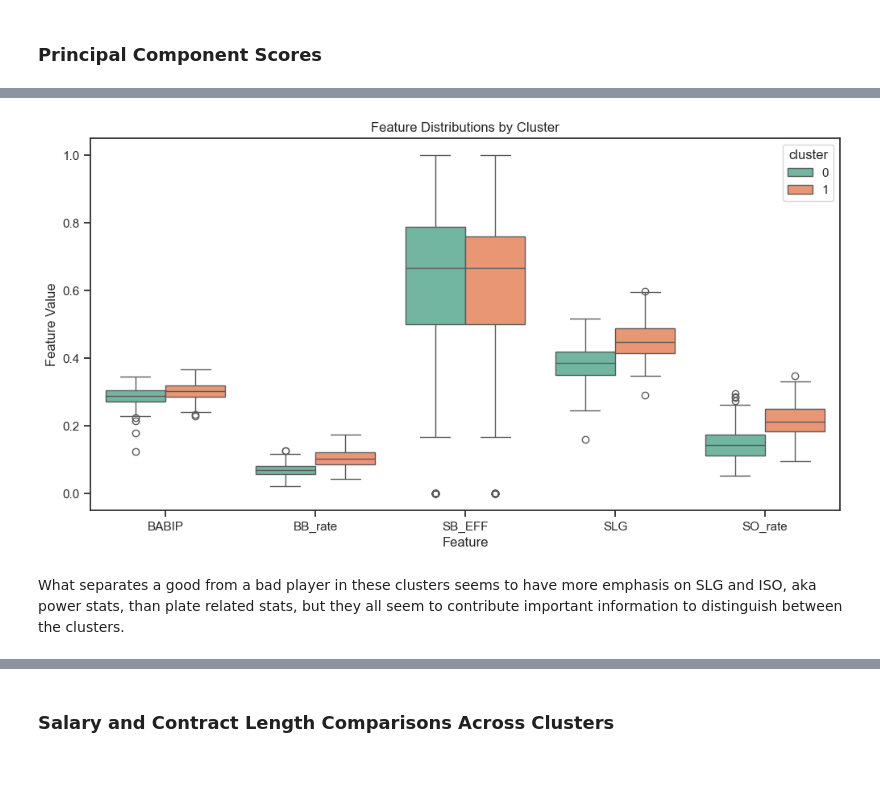
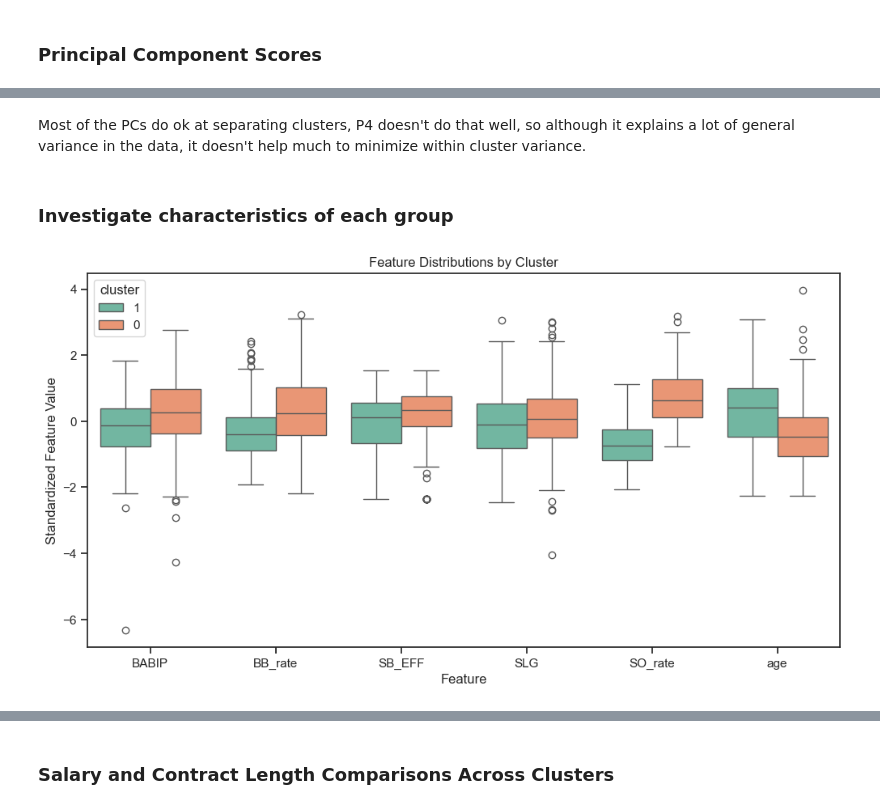
Before and after one commit to nw93929/DS6021-Project, a Jupyter notebook: models/kmeans - batters.ipynb, the cells around one changed output, grey strips where cells are left out. Drawn from its saved outputs; the diff is of its cells as text; code cells hidden in the pictures; blank space fills up the shorter version.

```diff
--- a/models/kmeans - batters.ipynb
+++ b/models/kmeans - batters.ipynb
@@ -158,7 +165,6 @@ No significant differences between the two groups, so it does seem to be missing
 # %%
-X = X.dropna()
 Xorig = X.copy()
-X = X.drop(columns=['avg_salary_year', 'contract_length'])
+X = X.drop(columns=['avg_salary_year', 'contract_length', 'contract_length_missing'])
 # %%
 K_values = list(range(1, 11))
 wcss = []
@@ -284,6 +331,7 @@ pca_loadings
 ### Principal Component Scores
 # %%
 X_pca = pipe[:-1].transform(X) # Exclude the KMeans step to get PCA-transformed data
-pd.DataFrame(X_pca, columns=['PC1', 'PC2', 'PC3', 'PC4', 'PC5'], index=X.index)
+X_pca = pd.DataFrame(X_pca, columns=['PC1', 'PC2', 'PC3', 'PC4', 'PC5'], index=X.index)
+X_pca
 # %% [output]
 |  | PC1 | PC2 | PC3 | PC4 | PC5 |
@@ -396,13 +498,20 @@ Best separation we can see if PC1 x PC any other PC pair
+# %% [markdown]
+Most of the PCs do ok at separating clusters, P4 doesn't do that well, so although it explains a lot of general variance in the data, it doesn't help much to minimize within cluster variance.
+# %% [markdown]
+### Investigate characteristics of each group
 # %%
 X['cluster'] = labels.astype(str)
-plot_df = X.melt(id_vars='cluster', value_vars=X.columns.difference(['cluster', 'age']), var_name='Feature', value_name='Value')
+# standardize to account for range differences
+X_scaled = X.copy()
+X_scaled['cluster'] = labels.astype(str)
+feature_cols = X.columns.difference(['cluster'])
+X_scaled[feature_cols] = StandardScaler().fit_transform(X[feature_cols])
+plot_df = X_scaled.melt(id_vars='cluster', value_vars=X_scaled.columns.difference(['cluster']), var_name='Feature', value_name='Value')
 plt.figure(figsize=(12,6))
 sns.boxplot(x='Feature', y='Value', hue='cluster', data=plot_df, palette='Set2')
 plt.title("Feature Distributions by Cluster")
-plt.ylabel("Feature Value")
+plt.ylabel("Standardized Feature Value")
 plt.xlabel("Feature")
 plt.show()
 # %% [output]
-[figure, old version]
+[figure, new version]
-# %% [markdown]
-What separates a good from a bad player in these clusters seems to have more emphasis on SLG and ISO, aka power stats, than plate related stats, but they all seem to contribute important information to distinguish between the clusters.
```
Also changed, not shown: parts of 26 cells of this notebook, 1 other file.
